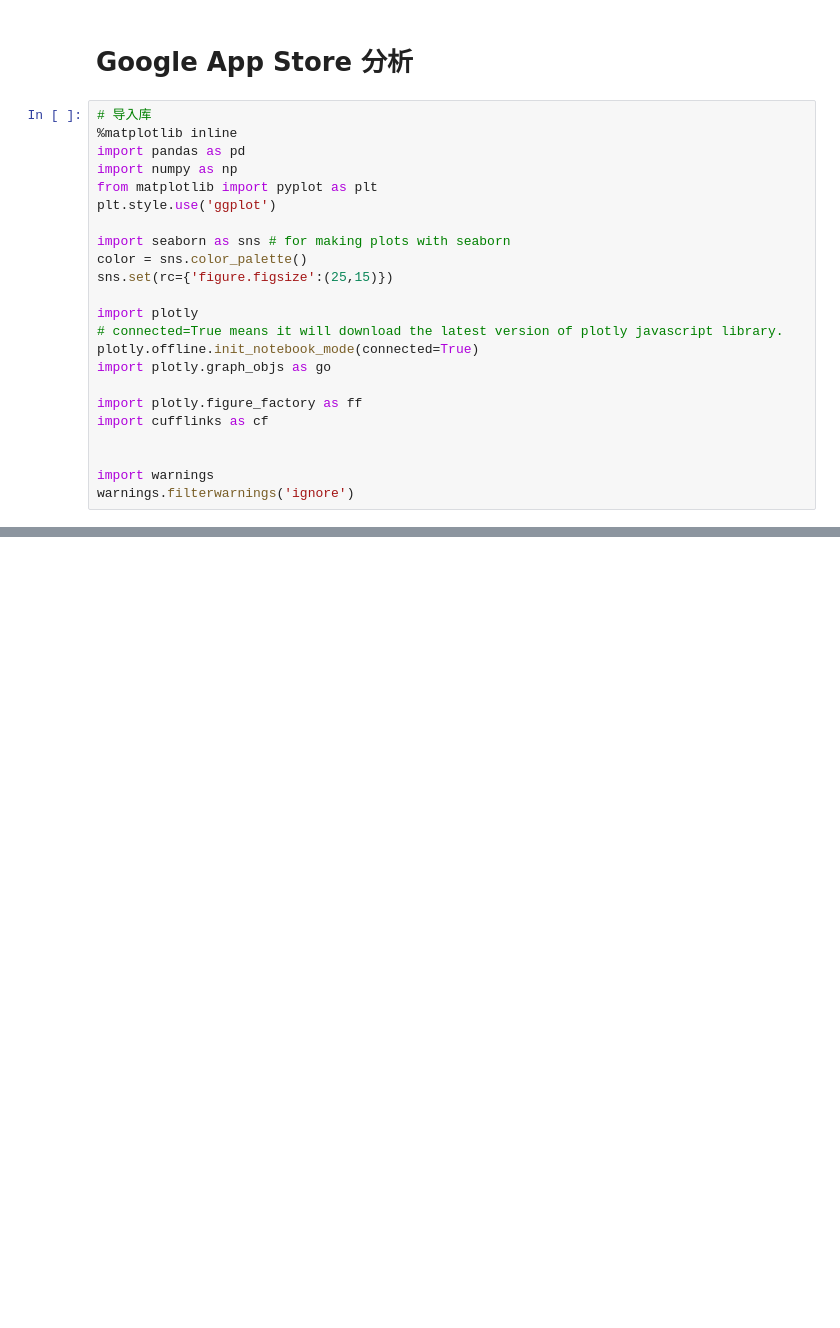
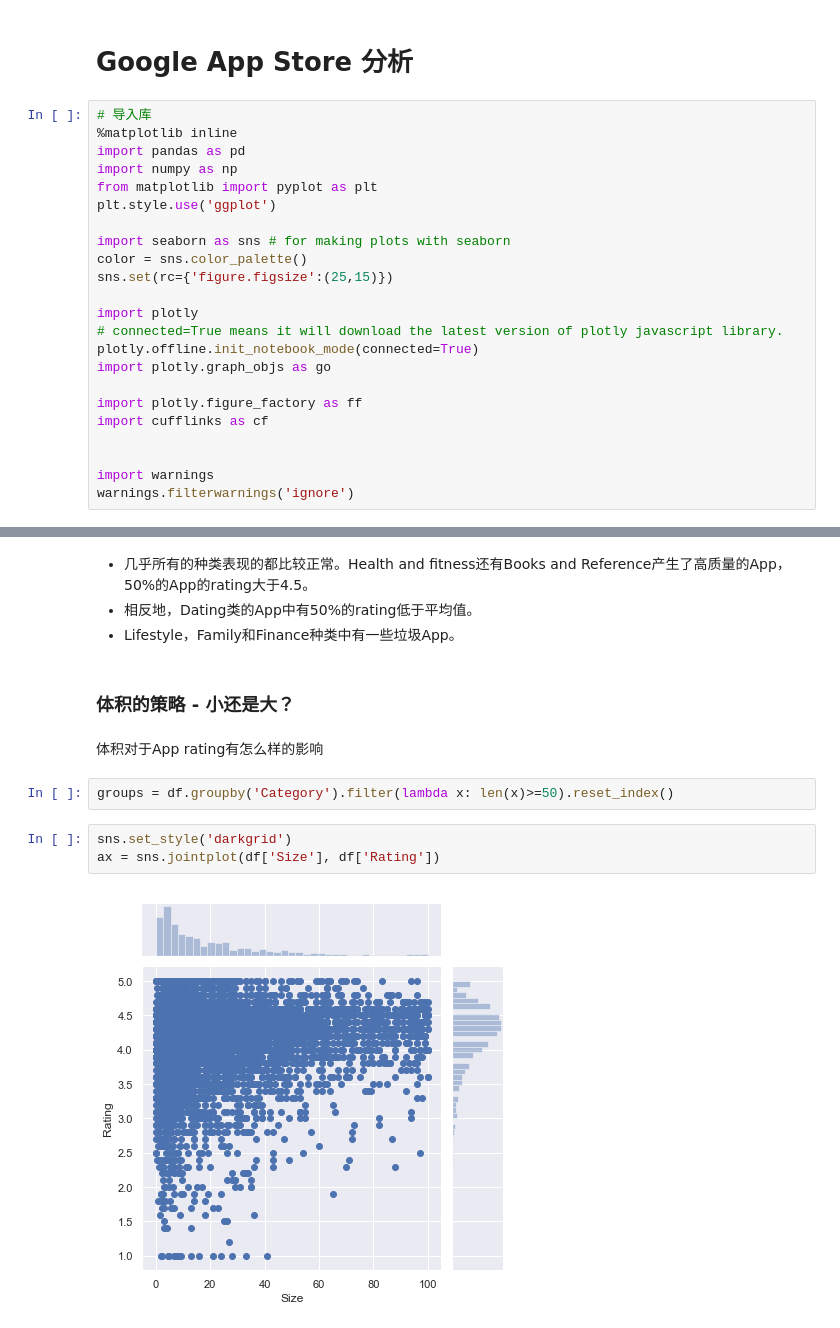
Before and after one commit to dremofly/Google-App-Store, a Jupyter notebook: google.ipynb, the cells around one changed output, grey strips where cells are left out. Drawn from its saved outputs; the diff is of its cells as text; blank space fills up the shorter version.

```diff
--- a/google.ipynb
+++ b/google.ipynb
@@ -25,0 +304,15 @@ warnings.filterwarnings('ignore')
+# %% [markdown]
+* 几乎所有的种类表现的都比较正常。Health and fitness还有Books and Reference产生了高质量的App，50%的App的rating大于4.5。
+* 相反地，Dating类的App中有50%的rating低于平均值。
+* Lifestyle，Family和Finance种类中有一些垃圾App。
+# %% [markdown]
+### 体积的策略 - 小还是大？
+# %% [markdown]
+体积对于App rating有怎么样的影响
+# %%
+groups = df.groupby('Category').filter(lambda x: len(x)>=50).reset_index()
+# %%
+sns.set_style('darkgrid')
+ax = sns.jointplot(df['Size'], df['Rating'])
+# %% [output]
+[figure, added]
```
Also changed, not shown: parts of 86 cells of this notebook, 2 other files.
